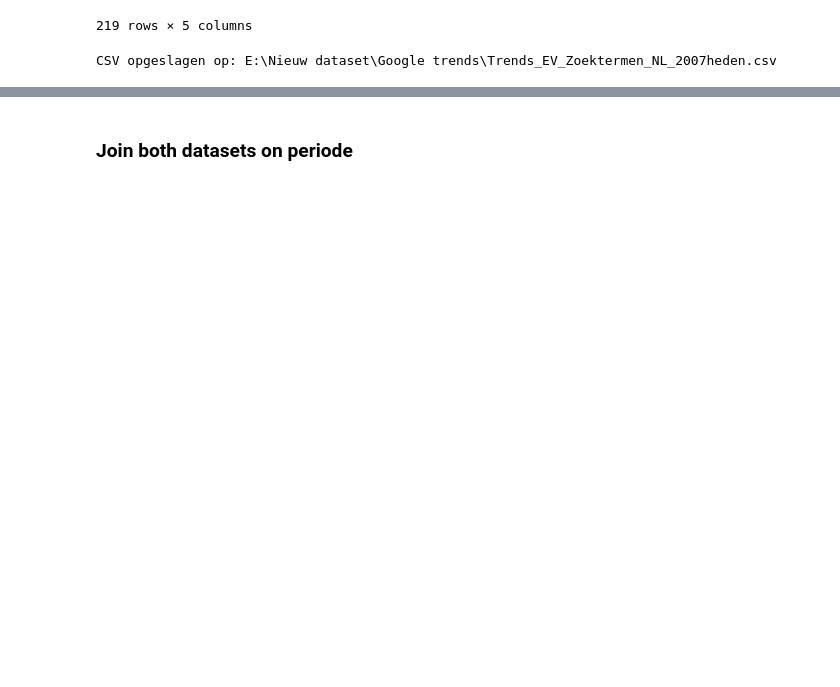
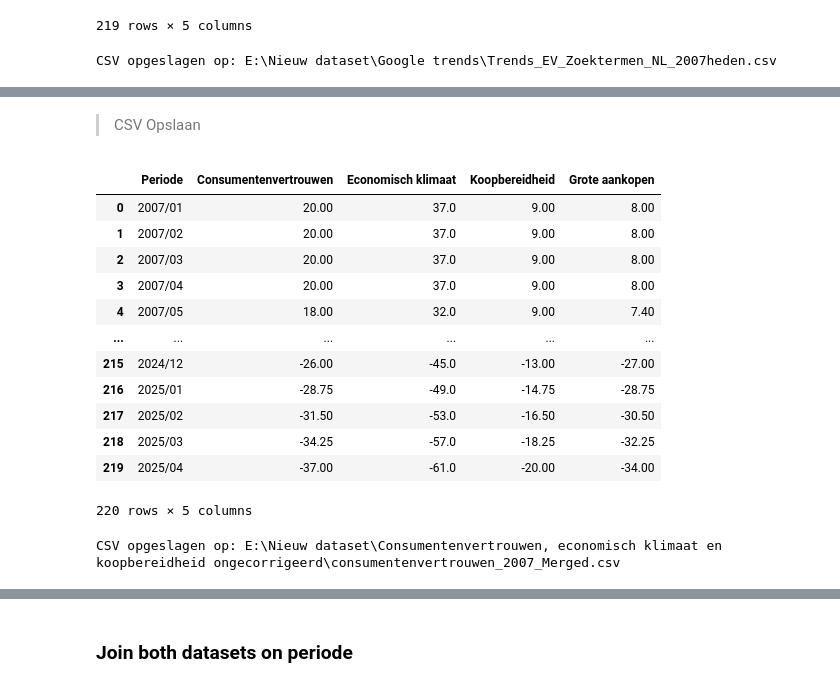
Before and after one commit to DylanHaaz/Tryhard, a Jupyter notebook: v4 _Google_trend/Preprocessing.ipynb, the cells around one changed output, grey strips where cells are left out. Drawn from its saved outputs; the diff is of its cells as text; code cells hidden in the pictures; blank space fills up the shorter version.

```diff
--- a/v4 _Google_trend/Preprocessing.ipynb
+++ b/v4 _Google_trend/Preprocessing.ipynb
@@ -198,0 +302,26 @@ CSV opgeslagen op: E:\Nieuw dataset\Google trends\Trends_EV_Zoektermen_NL_2007he
+# %% [markdown]
+>CSV Opslaan
+# %%
+display(df_consumenten_merged)
+
+# Opslaan als CSV
+output_path = r"E:\Nieuw dataset\Consumentenvertrouwen, economisch klimaat en koopbereidheid ongecorrigeerd\consumentenvertrouwen_2007_Merged.csv"
+df_consumenten_merged.to_csv(output_path, index=False)
+
+# Pad van de nieuwe CSV printen
+print(f"CSV opgeslagen op: {output_path}")
+# %% [output]
+|  | Periode | Consumentenvertrouwen | Economisch klimaat | Koopbereidheid | Grote aankopen |
+| 0 | 2007/01 | 20.00 | 37.0 | 9.00 | 8.00 |
+| 1 | 2007/02 | 20.00 | 37.0 | 9.00 | 8.00 |
+| 2 | 2007/03 | 20.00 | 37.0 | 9.00 | 8.00 |
+| 3 | 2007/04 | 20.00 | 37.0 | 9.00 | 8.00 |
+| 4 | 2007/05 | 18.00 | 32.0 | 9.00 | 7.40 |
+| ... | ... | ... | ... | ... | ... |
+| 215 | 2024/12 | -26.00 | -45.0 | -13.00 | -27.00 |
+| 216 | 2025/01 | -28.75 | -49.0 | -14.75 | -28.75 |
+| 217 | 2025/02 | -31.50 | -53.0 | -16.50 | -30.50 |
+| 218 | 2025/03 | -34.25 | -57.0 | -18.25 | -32.25 |
+| 219 | 2025/04 | -37.00 | -61.0 | -20.00 | -34.00 |
+220 rows × 5 columns
+CSV opgeslagen op: E:\Nieuw dataset\Consumentenvertrouwen, economisch klimaat en koopbereidheid ongecorrigeerd\consumentenvertrouwen_2007_Merged.csv
```
Also changed, not shown: parts of 21 cells of this notebook.
